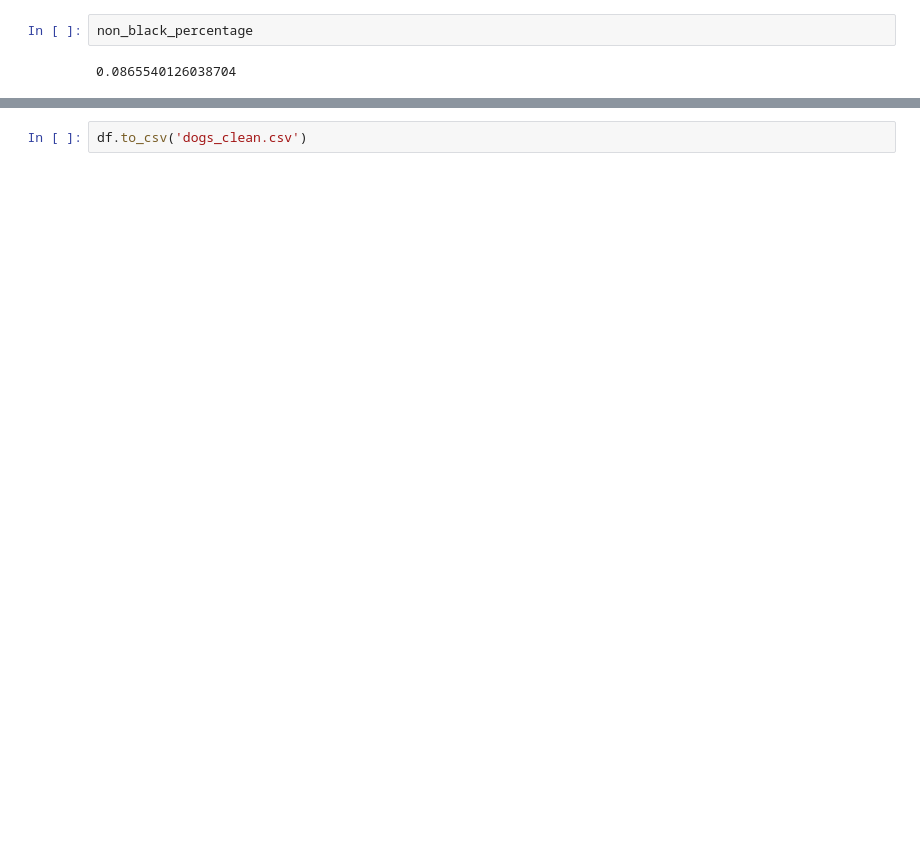
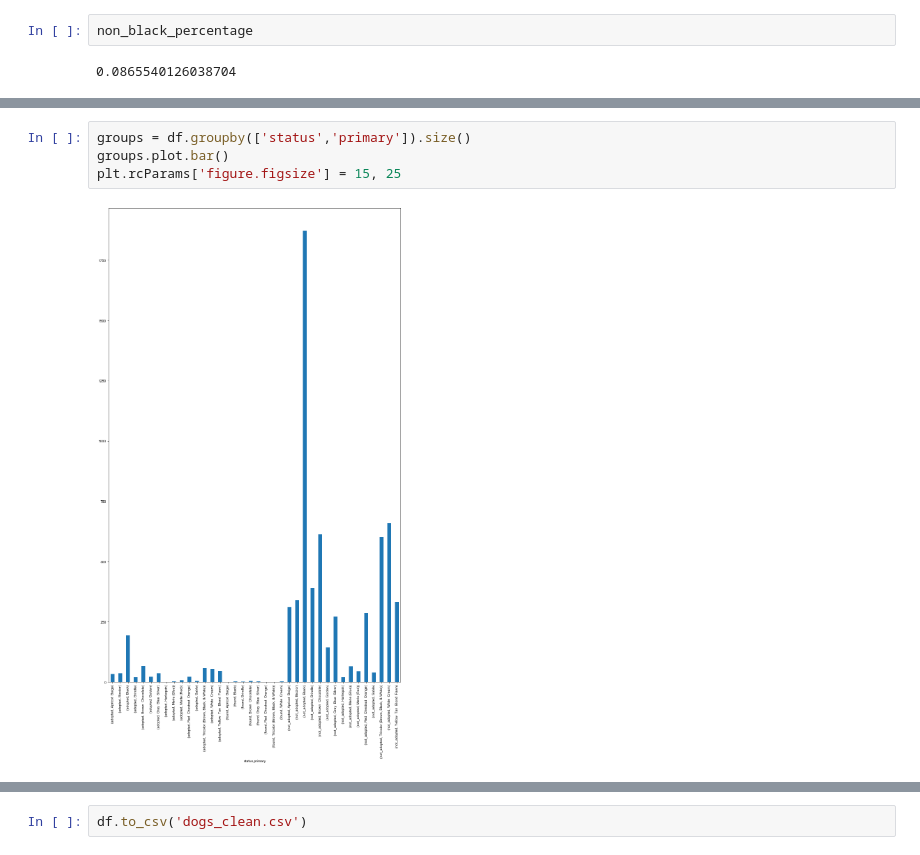
Before and after one commit to amsticksel/project8, a Jupyter notebook: pandasforcolor.ipynb, the cells around one changed output, grey strips where cells are left out. Saved outputs shown, nothing was run; the diff lists cells and outputs as text; blank space fills up the shorter version.

```diff
--- a/pandasforcolor.ipynb
+++ b/pandasforcolor.ipynb
@@ -115,0 +127,6 @@ df.groupby(['status','primary']).count()
+# %%
+groups = df.groupby(['status','primary']).size()
+groups.plot.bar()
+plt.rcParams['figure.figsize'] = 15, 25
+# %% [output]
+[figure, added]
```
Also changed, not shown: parts of 11 cells of this notebook, 1 other file.
